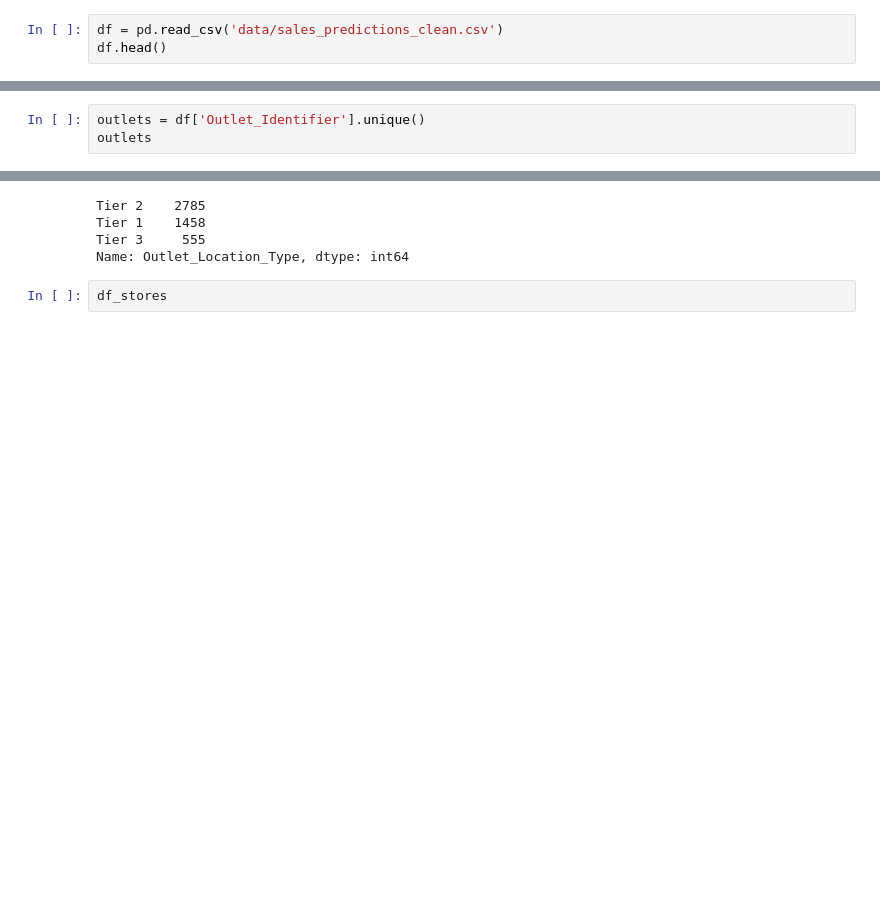
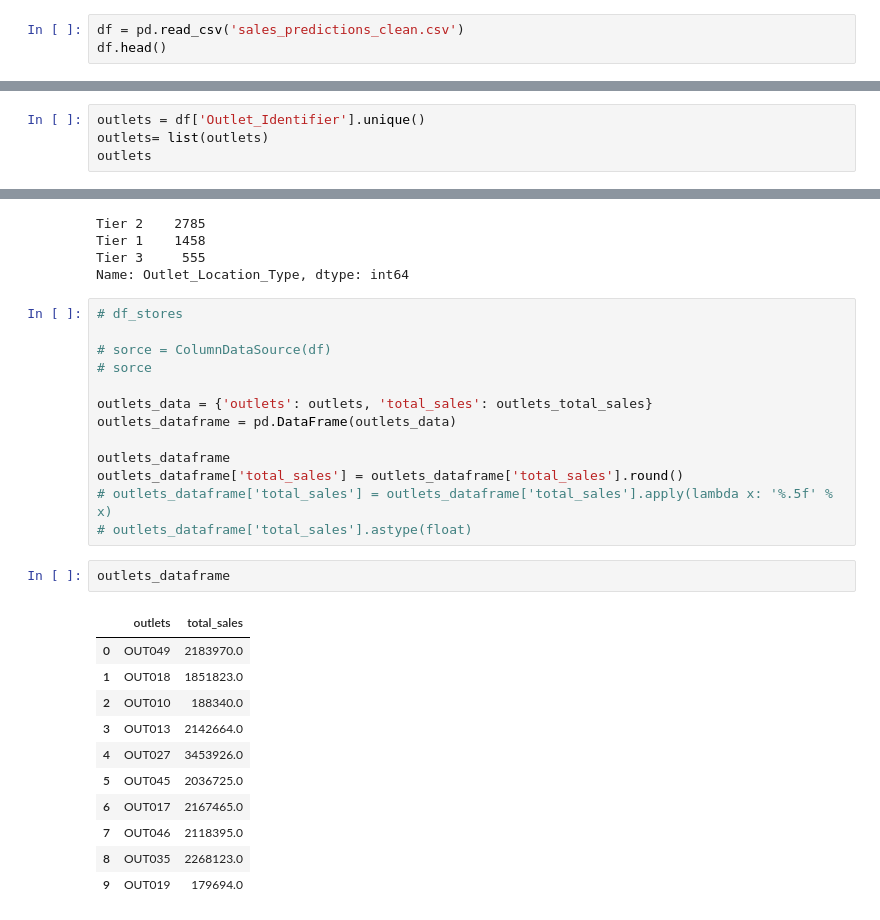
Before and after one commit to timbriggs0/sales_predictions, a Jupyter notebook: data/Outlet_Sales.ipynb, the cells around one changed output, grey strips where cells are left out. Cells and saved outputs as stored; diff of their text form; blank space fills up the shorter version.

```diff
--- a/data/Outlet_Sales.ipynb
+++ b/data/Outlet_Sales.ipynb
@@ -10,5 +24,5 @@ import seaborn as sns
 # %%
-df = pd.read_csv('data/sales_predictions_clean.csv')
+df = pd.read_csv('sales_predictions_clean.csv')
 df.head()
 # %% [output]
 |  | Item_Identifier | Item_Weight | Item_Fat_Content | Item_Visibility | Item_Type | Item_MRP | ... |
@@ -40,5 +54,6 @@ FDQ60     1
 Name: Item_Identifier, Length: 1559, dtype: int64
 # %%
 outlets = df['Outlet_Identifier'].unique()
+outlets= list(outlets)
 outlets
 # %% [output]
@@ -121,5 +151,30 @@ Tier 2    2785
 Tier 1    1458
 Tier 3     555
 Name: Outlet_Location_Type, dtype: int64
-# %%
-df_stores
+# %%
+# df_stores
+
+# sorce = ColumnDataSource(df)
+# sorce
+
+outlets_data = {'outlets': outlets, 'total_sales': outlets_total_sales}
+outlets_dataframe = pd.DataFrame(outlets_data)
+
+outlets_dataframe
+outlets_dataframe['total_sales'] = outlets_dataframe['total_sales'].round()
+# outlets_dataframe['total_sales'] = outlets_dataframe['total_sales'].apply(lambda x: '%.5f' % x)
+# outlets_dataframe['total_sales'].astype(float)
+# %%
+outlets_dataframe
+# %% [output]
+|  | outlets | total_sales |
+| 0 | OUT049 | 2183970.0 |
+| 1 | OUT018 | 1851823.0 |
+| 2 | OUT010 | 188340.0 |
+| 3 | OUT013 | 2142664.0 |
+| 4 | OUT027 | 3453926.0 |
+| 5 | OUT045 | 2036725.0 |
+| 6 | OUT017 | 2167465.0 |
+| 7 | OUT046 | 2118395.0 |
+| 8 | OUT035 | 2268123.0 |
+| 9 | OUT019 | 179694.0 |
```
Also changed, not shown: parts of 7 cells of this notebook, 4 other files.
